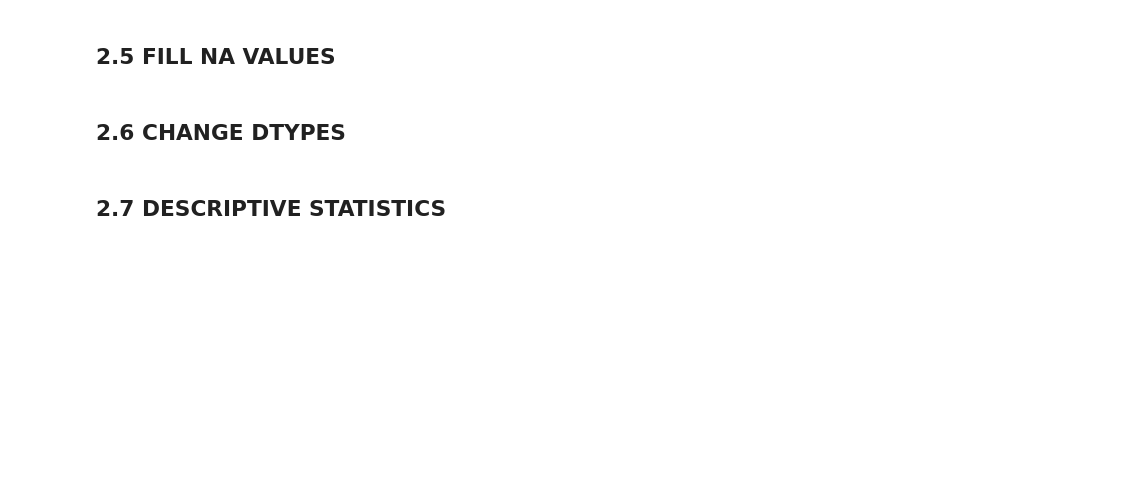
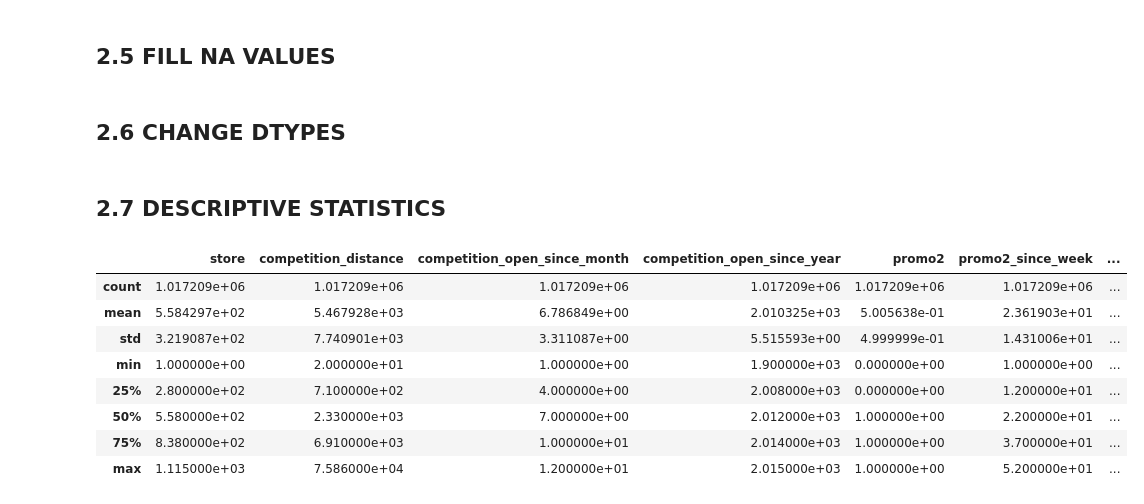
Before and after one commit to vnsouzas/ds-em-producao, a Jupyter notebook: rossman_sales_prediction.ipynb, the cells around one changed output. Saved outputs shown, nothing was run; the diff lists cells and outputs as text; code cells hidden in the pictures; blank space fills up the shorter version.

```diff
--- a/rossman_sales_prediction.ipynb
+++ b/rossman_sales_prediction.ipynb
@@ -120,0 +131,12 @@ df_raw['promo2_since_year'] = df_raw['promo2_since_year'].astype( 'int64' )
+# %%
+num_attributes.describe()
+# %% [output]
+|  | store | competition_distance | competition_open_since_month | competition_open_since_year | promo2 | promo2_since_week | ... |
+| count | 1.017209e+06 | 1.017209e+06 | 1.017209e+06 | 1.017209e+06 | 1.017209e+06 | 1.017209e+06 | ... |
+| mean | 5.584297e+02 | 5.467928e+03 | 6.786849e+00 | 2.010325e+03 | 5.005638e-01 | 2.361903e+01 | ... |
+| std | 3.219087e+02 | 7.740901e+03 | 3.311087e+00 | 5.515593e+00 | 4.999999e-01 | 1.431006e+01 | ... |
+| min | 1.000000e+00 | 2.000000e+01 | 1.000000e+00 | 1.900000e+03 | 0.000000e+00 | 1.000000e+00 | ... |
+| 25% | 2.800000e+02 | 7.100000e+02 | 4.000000e+00 | 2.008000e+03 | 0.000000e+00 | 1.200000e+01 | ... |
+| 50% | 5.580000e+02 | 2.330000e+03 | 7.000000e+00 | 2.012000e+03 | 1.000000e+00 | 2.200000e+01 | ... |
+| 75% | 8.380000e+02 | 6.910000e+03 | 1.000000e+01 | 2.014000e+03 | 1.000000e+00 | 3.700000e+01 | ... |
+| max | 1.115000e+03 | 7.586000e+04 | 1.200000e+01 | 2.015000e+03 | 1.000000e+00 | 5.200000e+01 | ... |
```
Also changed, not shown: parts of 18 cells of this notebook.
